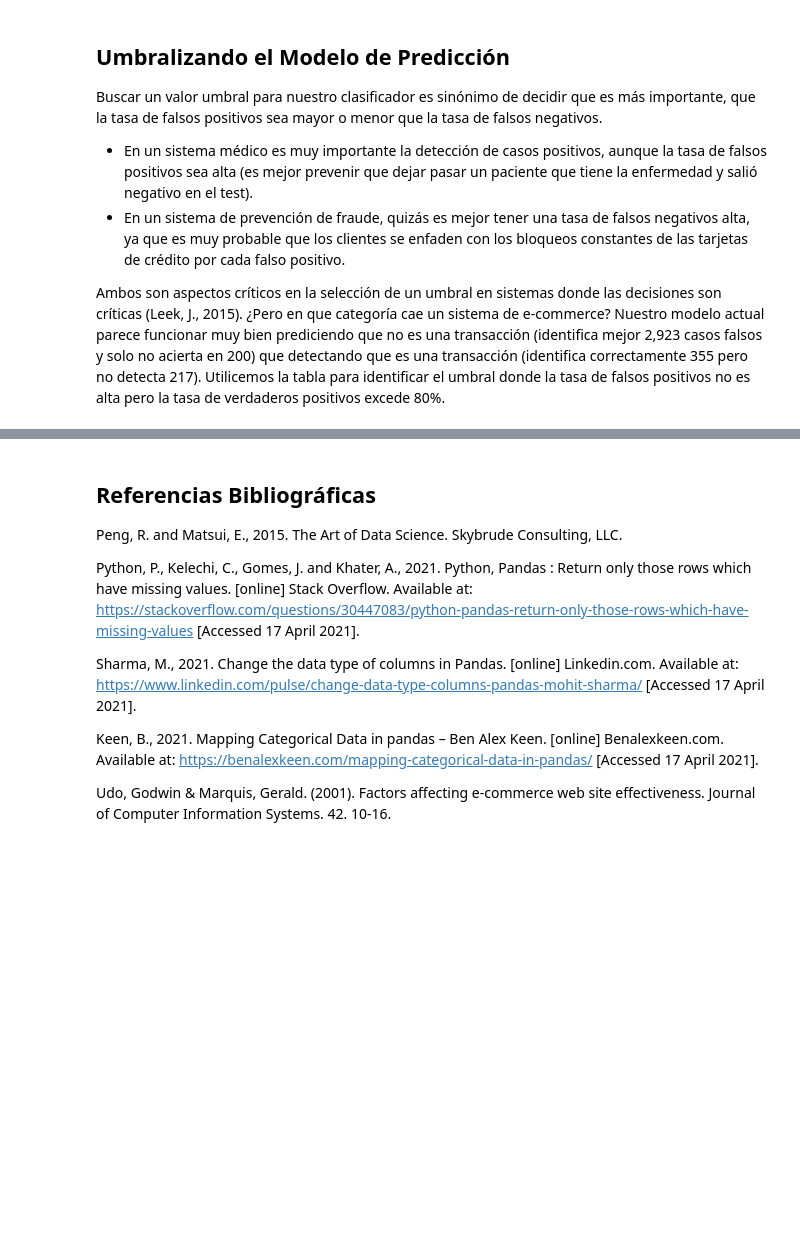
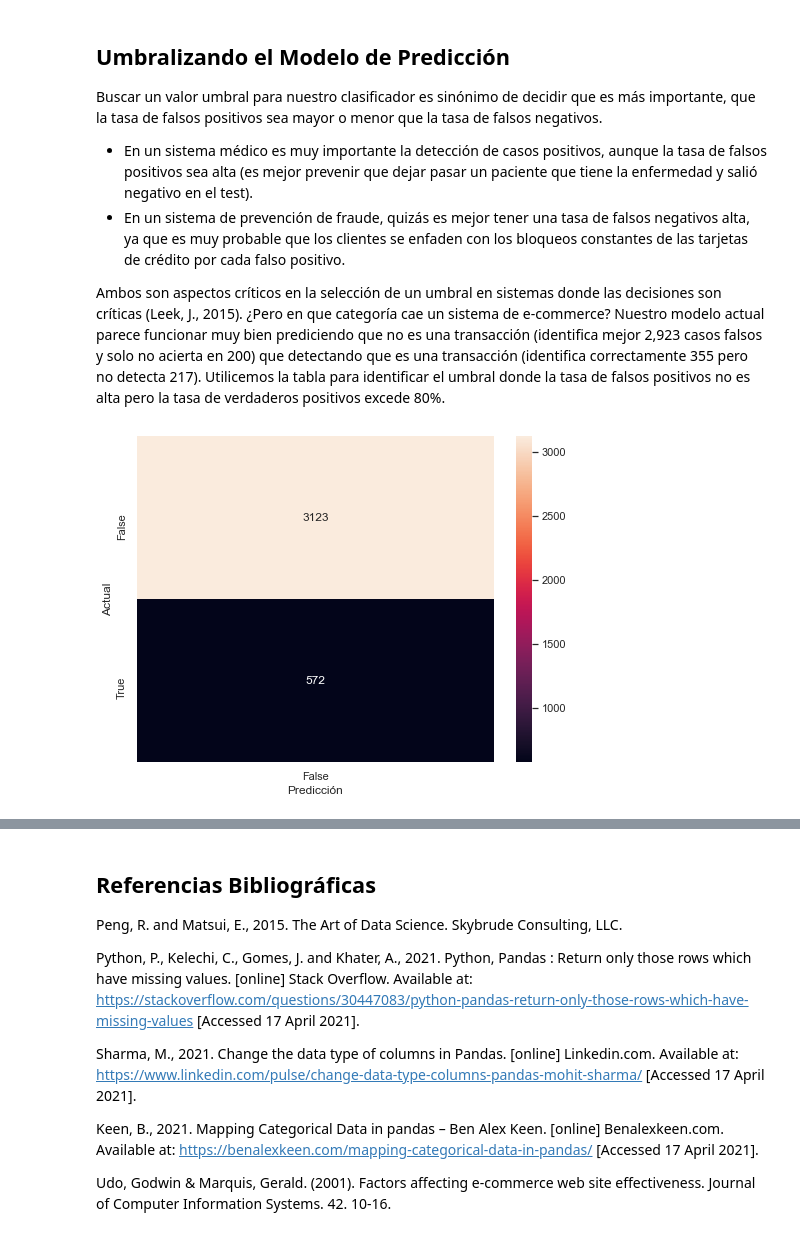
Before and after one commit to ameilij/MDS, a Jupyter notebook: AA/AA-CP-FINAL.ipynb, the cells around one changed output, grey strips where cells are left out. Drawn from its saved outputs; the diff is of its cells as text; code cells hidden in the pictures; blank space fills up the shorter version.

Commit message:
FINAL
FINAL: código final del notebook Python para el caso final de la materia Aprendizaje Automatizado del Master en Data Science.

```diff
--- a/AA/AA-CP-FINAL.ipynb
+++ b/AA/AA-CP-FINAL.ipynb
@@ -585,3 +855,28 @@ Buscar un valor umbral para nuestro clasificador es sinónimo de decidir que es
 * En un sistema de prevención de fraude, quizás es mejor tener una tasa de falsos negativos alta, ya que es muy probable que los clientes se enfaden con los bloqueos constantes de las tarjetas de crédito por cada falso positivo.
 
 Ambos son aspectos críticos en la selección de un umbral en sistemas donde las decisiones son críticas (Leek, J., 2015). ¿Pero en que categoría cae un sistema de e-commerce?  Nuestro modelo actual parece funcionar muy bien prediciendo que no es una transacción (identifica mejor 2,923 casos falsos y solo no acierta en 200) que detectando que es una transacción (identifica correctamente 355 pero no detecta 217). Utilicemos la tabla para identificar el umbral donde la tasa de falsos positivos no es alta pero la tasa de verdaderos positivos excede 80%.
+# %%
+# Umbral de clasificación
+# probabilidad de label -1 > 75%
+# probabilidad de label  1 > 60%
+
+pred_umbral = np.empty_like(y_test_pred)
+
+
+for i in range(0, len(y_test_pred)):
+    if (y_test_prob[i][0] > 0.75 and y_test_prob[i][1] > 0.60):
+        pred_umbral[i] = True
+    else:
+        pred_umbral[i] = False
+
+data = {'y_Actual': list(y_test),
+        'y_Predicted': list(pred_umbral)
+        }
+
+df = pd.DataFrame(data, columns=['y_Actual','y_Predicted'])
+confusion_matrix = pd.crosstab(df['y_Actual'], df['y_Predicted'], rownames=['Actual'], colnames=['Predicción'])
+
+sns.heatmap(confusion_matrix, annot=True, fmt="d")
+plt.show()
+# %% [output]
+[figure, added]
```
Also changed, not shown: parts of 44 cells of this notebook.
